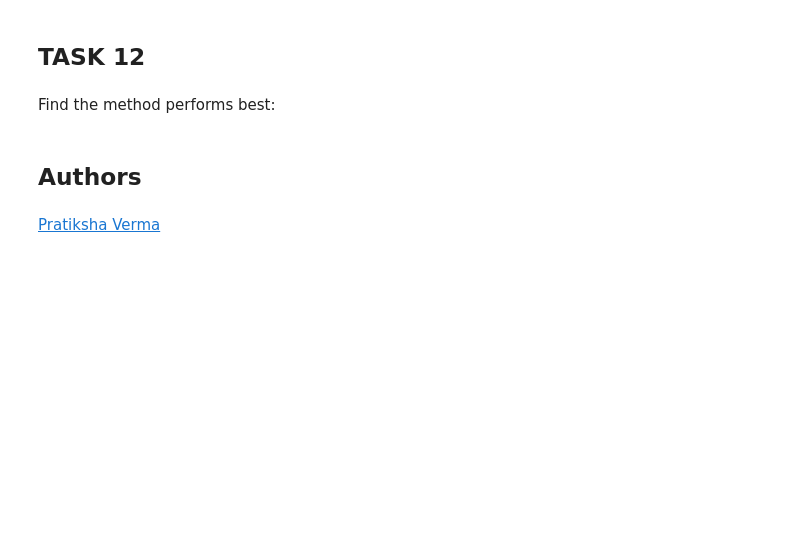
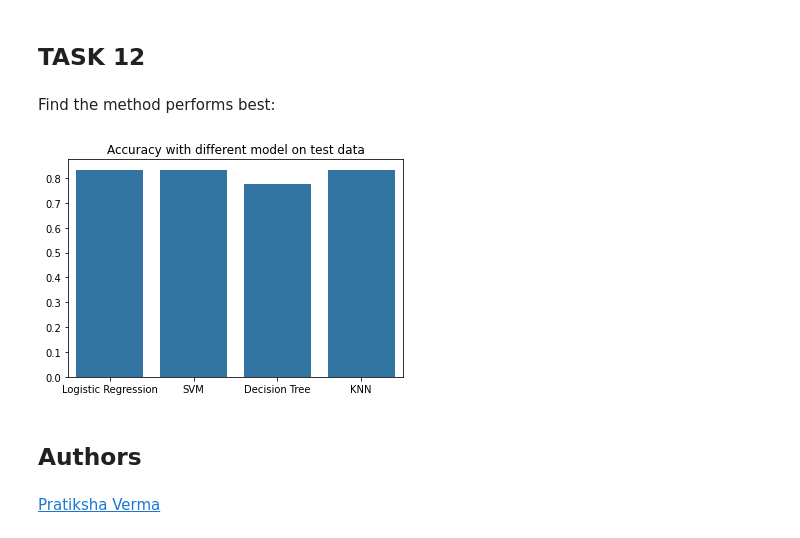
Before and after one commit to JieyaoMinn/IBMds, a Jupyter notebook: SpaceX_Machine_Learning_Prediction_Part_5.jupyterlite.ipynb, the cells around one changed output. Saved outputs shown, nothing was run; the diff lists cells and outputs as text; code cells hidden in the pictures; blank space fills up the shorter version.

```diff
--- a/SpaceX_Machine_Learning_Prediction_Part_5.jupyterlite.ipynb
+++ b/SpaceX_Machine_Learning_Prediction_Part_5.jupyterlite.ipynb
@@ -366,6 +364,17 @@ plot_confusion_matrix(Y_test,yhat)
 ## TASK  12
 # %% [markdown]
 Find the method performs best:
+# %%
+
+
+models = ['Logistic Regression', 'SVM', 'Decision Tree', 'KNN']
+acc_val = [logreg_cv.best_score_, svm_cv.best_score_, tree_cv.best_score_, knn_cv.best_score_]
+acc_test = [logreg_cv.score(X_test, Y_test), svm_cv.score(X_test, Y_test), tree_cv.score(X_test, Y_test), knn_cv.score(X_test, Y_test)]
+sns.barplot(x=models, y=acc_test)
+plt.title("Accuracy with different model on test data")
+plt.show()
+# %% [output]
+[figure, added]
 # %% [markdown]
 ## Authors
 # %% [markdown]
```
Also changed, not shown: parts of 5 cells of this notebook.
